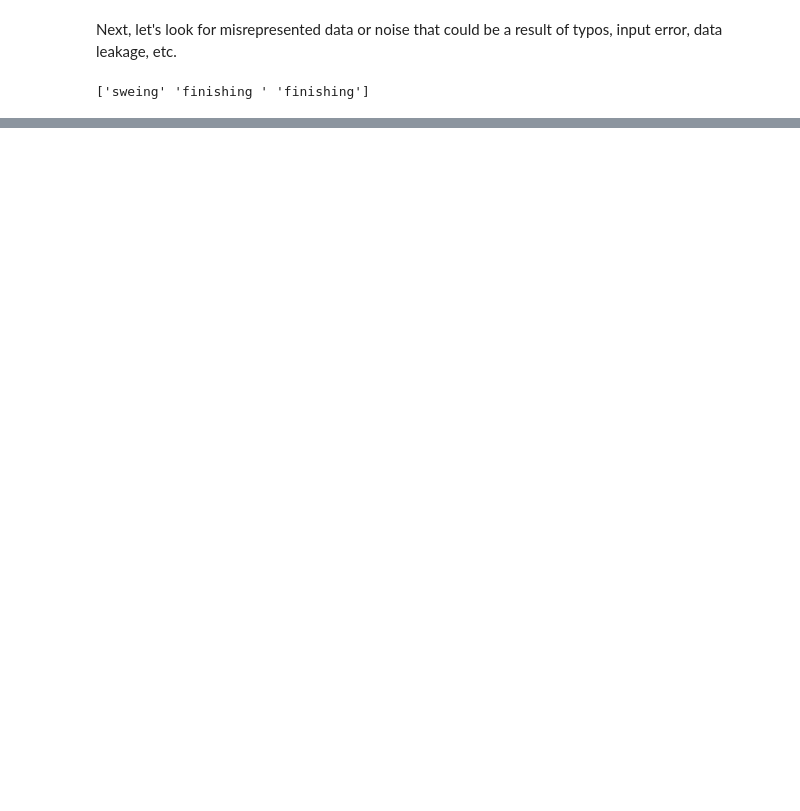
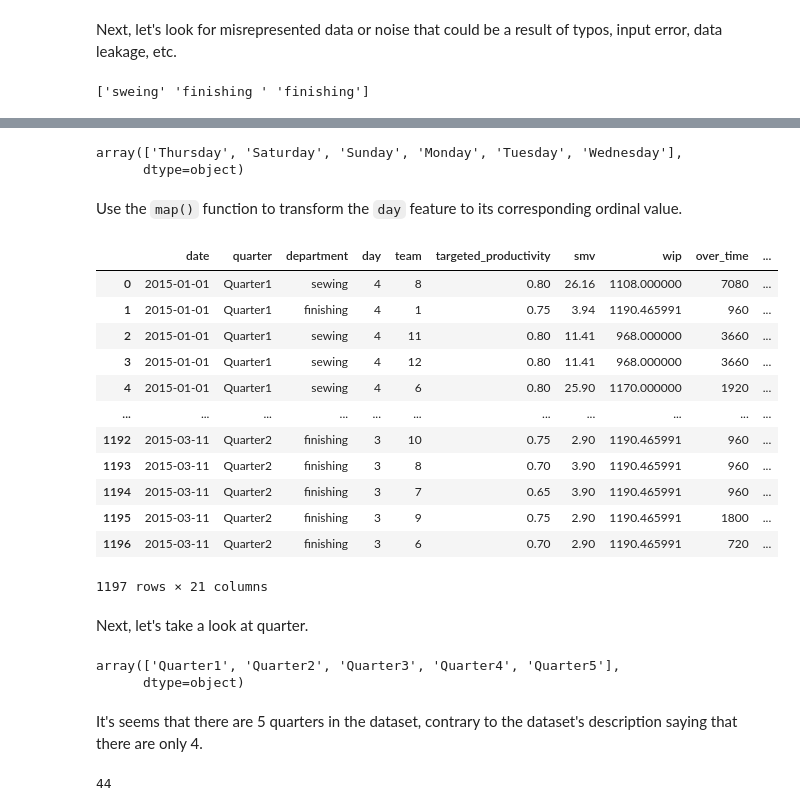
Before and after one commit to JarrettTo/STINTSY, a Jupyter notebook: Untitled.ipynb, the cells around one changed output, grey strips where cells are left out. Cells and saved outputs as stored; diff of their text form; code cells hidden in the pictures; blank space fills up the shorter version.

```diff
--- a/Untitled.ipynb
+++ b/Untitled.ipynb
@@ -144,0 +388,50 @@ Now looking at normalization.
+# %%
+df['day'].unique()
+# %% [output]
+array(['Thursday', 'Saturday', 'Sunday', 'Monday', 'Tuesday', 'Wednesday'],
+      dtype=object)
+# %%
+days_dict= {
+    'Sunday' : 0,
+    'Monday' : 1,
+    'Tuesday' : 2,
+    'Wednesday' : 3,
+    'Thursday' : 4,
+    'Friday': 5,
+    'Saturday': 6
+}
+# %% [markdown]
+Use the `map()` function to transform the `day` feature to its corresponding ordinal value.
+# %%
+df['day'] = df['day'].map(days_dict)
+df
+# %% [output]
+|  | date | quarter | department | day | team | targeted_productivity | smv | wip | over_time | ... |
+| 0 | 2015-01-01 | Quarter1 | sewing | 4 | 8 | 0.80 | 26.16 | 1108.000000 | 7080 | ... |
+| 1 | 2015-01-01 | Quarter1 | finishing | 4 | 1 | 0.75 | 3.94 | 1190.465991 | 960 | ... |
+| 2 | 2015-01-01 | Quarter1 | sewing | 4 | 11 | 0.80 | 11.41 | 968.000000 | 3660 | ... |
+| 3 | 2015-01-01 | Quarter1 | sewing | 4 | 12 | 0.80 | 11.41 | 968.000000 | 3660 | ... |
+| 4 | 2015-01-01 | Quarter1 | sewing | 4 | 6 | 0.80 | 25.90 | 1170.000000 | 1920 | ... |
+| ... | ... | ... | ... | ... | ... | ... | ... | ... | ... | ... |
+| 1192 | 2015-03-11 | Quarter2 | finishing | 3 | 10 | 0.75 | 2.90 | 1190.465991 | 960 | ... |
+| 1193 | 2015-03-11 | Quarter2 | finishing | 3 | 8 | 0.70 | 3.90 | 1190.465991 | 960 | ... |
+| 1194 | 2015-03-11 | Quarter2 | finishing | 3 | 7 | 0.65 | 3.90 | 1190.465991 | 960 | ... |
+| 1195 | 2015-03-11 | Quarter2 | finishing | 3 | 9 | 0.75 | 2.90 | 1190.465991 | 1800 | ... |
+| 1196 | 2015-03-11 | Quarter2 | finishing | 3 | 6 | 0.70 | 2.90 | 1190.465991 | 720 | ... |
+1197 rows × 21 columns
+# %% [markdown]
+Next, let's take a look at quarter.
+# %%
+df['quarter'].unique()
+# %% [output]
+array(['Quarter1', 'Quarter2', 'Quarter3', 'Quarter4', 'Quarter5'],
+      dtype=object)
+# %% [markdown]
+It's seems that there are 5 quarters in the dataset, contrary to the dataset's description saying that there are only 4.
+# %%
+quarter_counts = df['quarter'].value_counts()
+count_of_Quarter5 = quarter_counts.get('Quarter5', 0)
+
+count_of_Quarter5
+# %% [output]
+44
```
Also changed, not shown: parts of 66 cells of this notebook.
